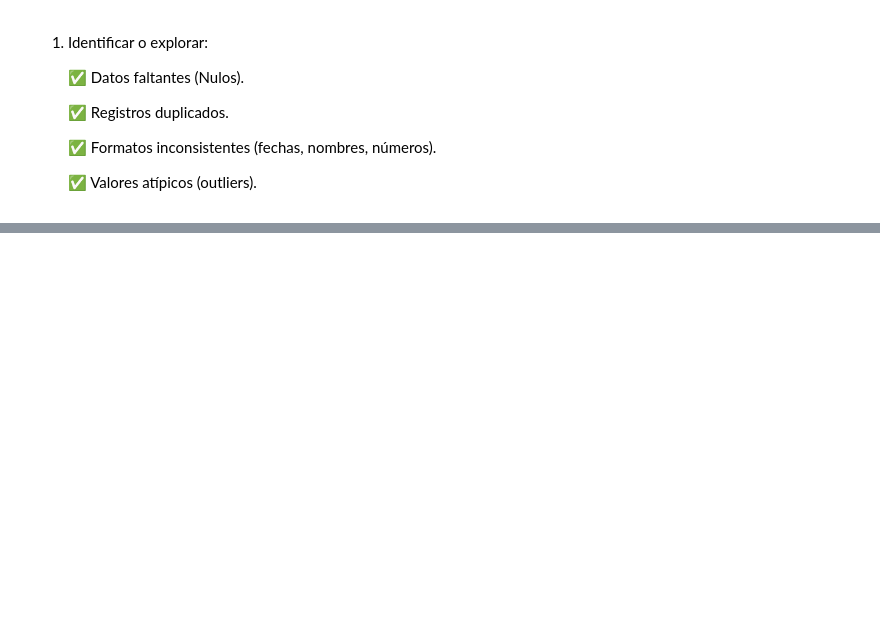
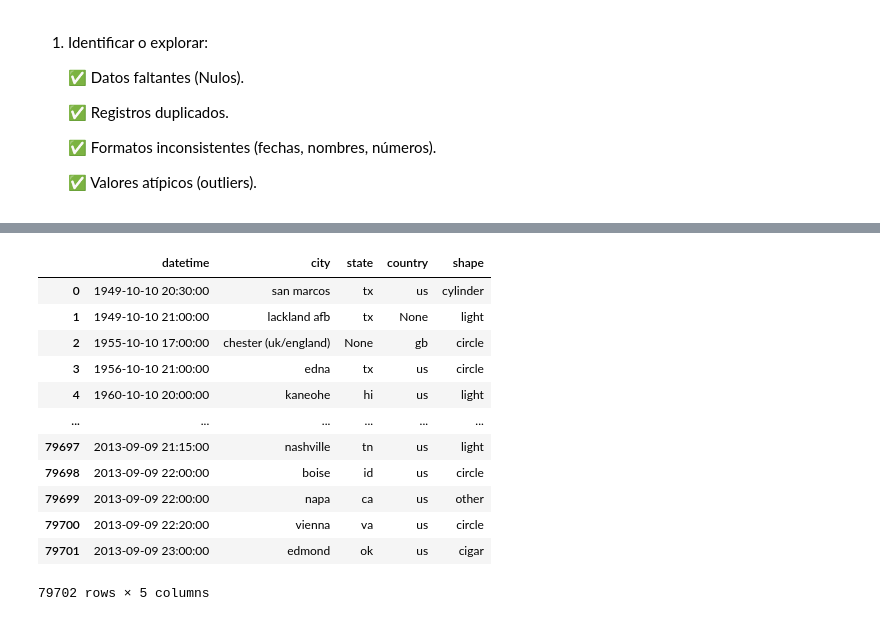
Before and after one commit to Dilmer-Rojas/UFO_Data_Analytics, a Jupyter notebook: notebooks/2.exploracion.ipynb, the cells around one changed output, grey strips where cells are left out. Saved outputs shown, nothing was run; the diff lists cells and outputs as text; code cells hidden in the pictures; blank space fills up the shorter version.

```diff
--- a/notebooks/2.exploracion.ipynb
+++ b/notebooks/2.exploracion.ipynb
@@ -117,0 +243,22 @@ total_registros
+# %%
+# Registros únicos
+registros_unicos = """
+                   SELECT DISTINCT datetime, city, state, country, shape
+                   FROM copia.ufo_table;
+                   """
+registros_unicos = pd.read_sql_query(registros_unicos, conexion)
+registros_unicos
+# %% [output]
+|  | datetime | city | state | country | shape |
+| 0 | 1949-10-10 20:30:00 | san marcos | tx | us | cylinder |
+| 1 | 1949-10-10 21:00:00 | lackland afb | tx | None | light |
+| 2 | 1955-10-10 17:00:00 | chester (uk/england) | None | gb | circle |
+| 3 | 1956-10-10 21:00:00 | edna | tx | us | circle |
+| 4 | 1960-10-10 20:00:00 | kaneohe | hi | us | light |
+| ... | ... | ... | ... | ... | ... |
+| 79697 | 2013-09-09 21:15:00 | nashville | tn | us | light |
+| 79698 | 2013-09-09 22:00:00 | boise | id | us | circle |
+| 79699 | 2013-09-09 22:00:00 | napa | ca | us | other |
+| 79700 | 2013-09-09 22:20:00 | vienna | va | us | circle |
+| 79701 | 2013-09-09 23:00:00 | edmond | ok | us | cigar |
+79702 rows × 5 columns
```
Also changed, not shown: parts of 18 cells of this notebook, 2 other files.
